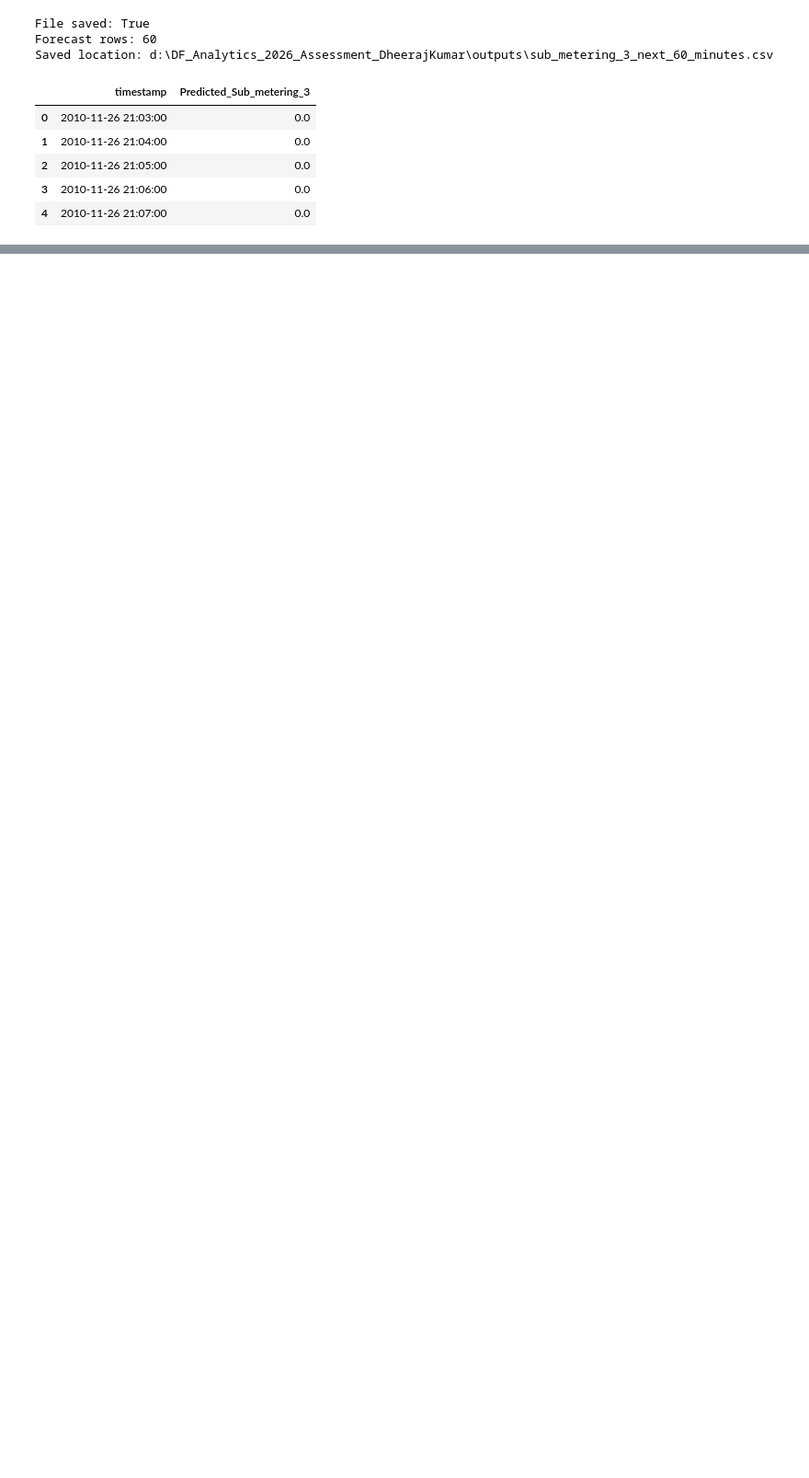
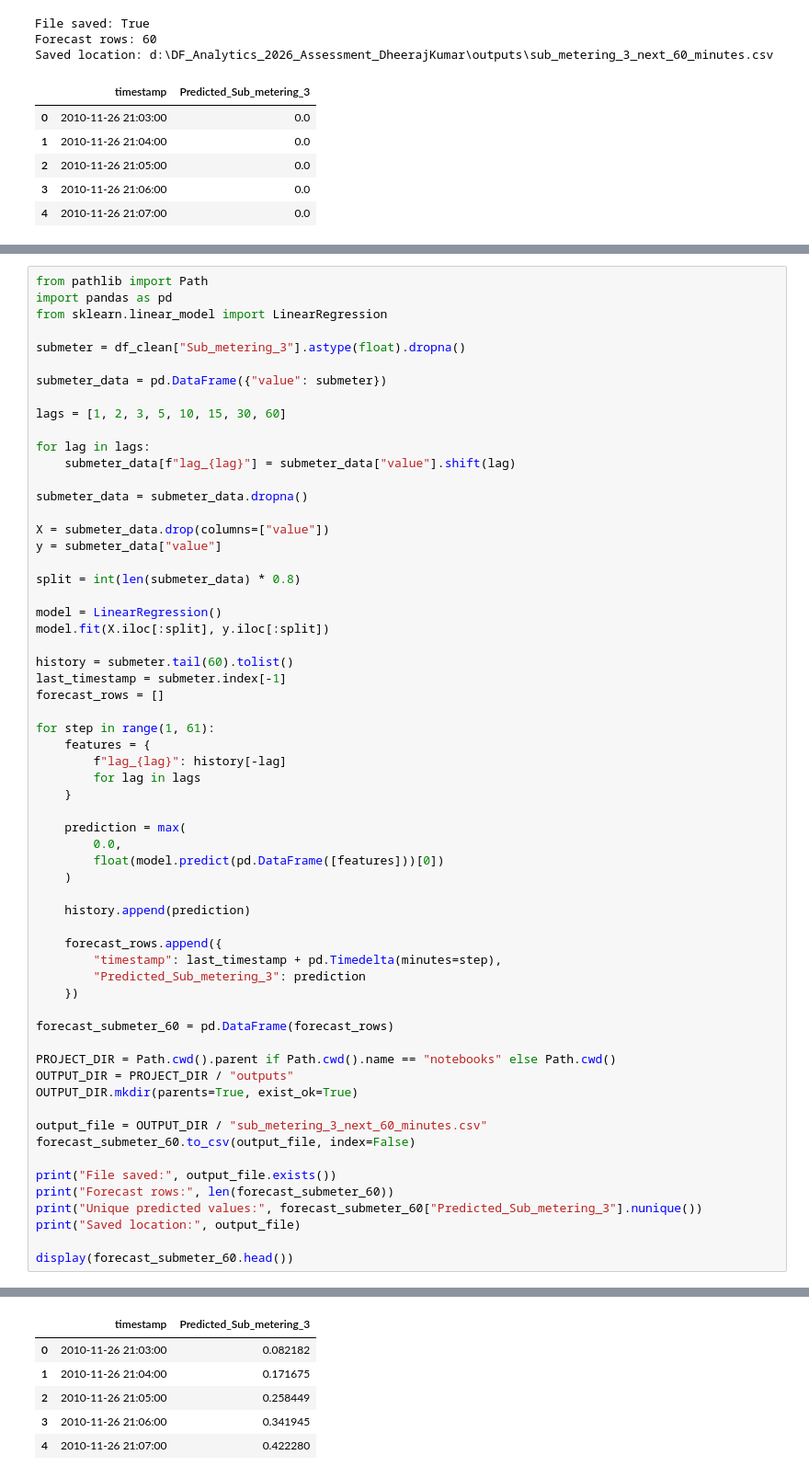
Before and after one commit to dheeraj231873/DF-Analytics-2026-Assessment-DheerajKumar, a Jupyter notebook: notebooks/forecasting_analysis.ipynb, the cells around one changed output, grey strips where cells are left out. Shown at 92% size. Drawn from its saved outputs; the diff is of its cells as text; blank space fills up the shorter version.

```diff
--- a/notebooks/forecasting_analysis.ipynb
+++ b/notebooks/forecasting_analysis.ipynb
@@ -1617,0 +1761,62 @@ Saved location: d:\DF_Analytics_2026_Assessment_DheerajKumar\outputs\sub_meterin
+# %%
+from pathlib import Path
+import pandas as pd
+from sklearn.linear_model import LinearRegression
+
+submeter = df_clean["Sub_metering_3"].astype(float).dropna()
+
+submeter_data = pd.DataFrame({"value": submeter})
+
+lags = [1, 2, 3, 5, 10, 15, 30, 60]
+
+for lag in lags:
+    submeter_data[f"lag_{lag}"] = submeter_data["value"].shift(lag)
+
+submeter_data = submeter_data.dropna()
+
+X = submeter_data.drop(columns=["value"])
+y = submeter_data["value"]
+
+split = int(len(submeter_data) * 0.8)
+
+model = LinearRegression()
+model.fit(X.iloc[:split], y.iloc[:split])
+
+history = submeter.tail(60).tolist()
+last_timestamp = submeter.index[-1]
+forecast_rows = []
+
+for step in range(1, 61):
+    features = {
+        f"lag_{lag}": history[-lag]
+        for lag in lags
+    }
+
+    prediction = max(
+        0.0,
+        float(model.predict(pd.DataFrame([features]))[0])
+    )
+
+    history.append(prediction)
+
+    forecast_rows.append({
+        "timestamp": last_timestamp + pd.Timedelta(minutes=step),
+        "Predicted_Sub_metering_3": prediction
+    })
+
+forecast_submeter_60 = pd.DataFrame(forecast_rows)
+
+PROJECT_DIR = Path.cwd().parent if Path.cwd().name == "notebooks" else Path.cwd()
+OUTPUT_DIR = PROJECT_DIR / "outputs"
+OUTPUT_DIR.mkdir(parents=True, exist_ok=True)
+
+output_file = OUTPUT_DIR / "sub_metering_3_next_60_minutes.csv"
+forecast_submeter_60.to_csv(output_file, index=False)
+
+print("File saved:", output_file.exists())
+print("Forecast rows:", len(forecast_submeter_60))
+print("Unique predicted values:", forecast_submeter_60["Predicted_Sub_metering_3"].nunique())
+print("Saved location:", output_file)
+
+display(forecast_submeter_60.head())
+# %% [output]
@@ -1617,0 +1827,6 @@ Saved location: d:\DF_Analytics_2026_Assessment_DheerajKumar\outputs\sub_meterin
+|  | timestamp | Predicted_Sub_metering_3 |
+| 0 | 2010-11-26 21:03:00 | 0.082182 |
+| 1 | 2010-11-26 21:04:00 | 0.171675 |
+| 2 | 2010-11-26 21:05:00 | 0.258449 |
+| 3 | 2010-11-26 21:06:00 | 0.341945 |
+| 4 | 2010-11-26 21:07:00 | 0.422280 |
```
Also changed, not shown: parts of 3 cells of this notebook.
